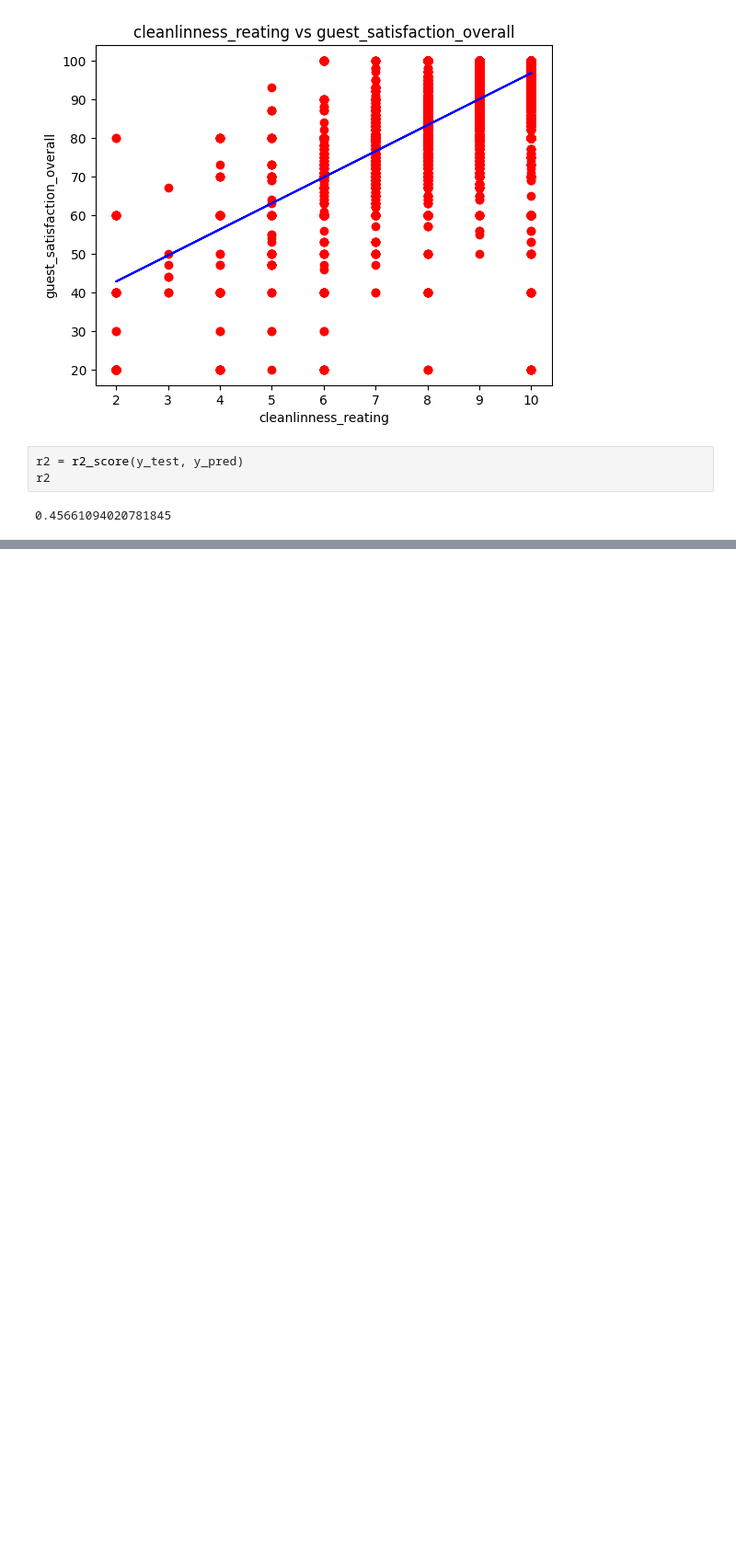
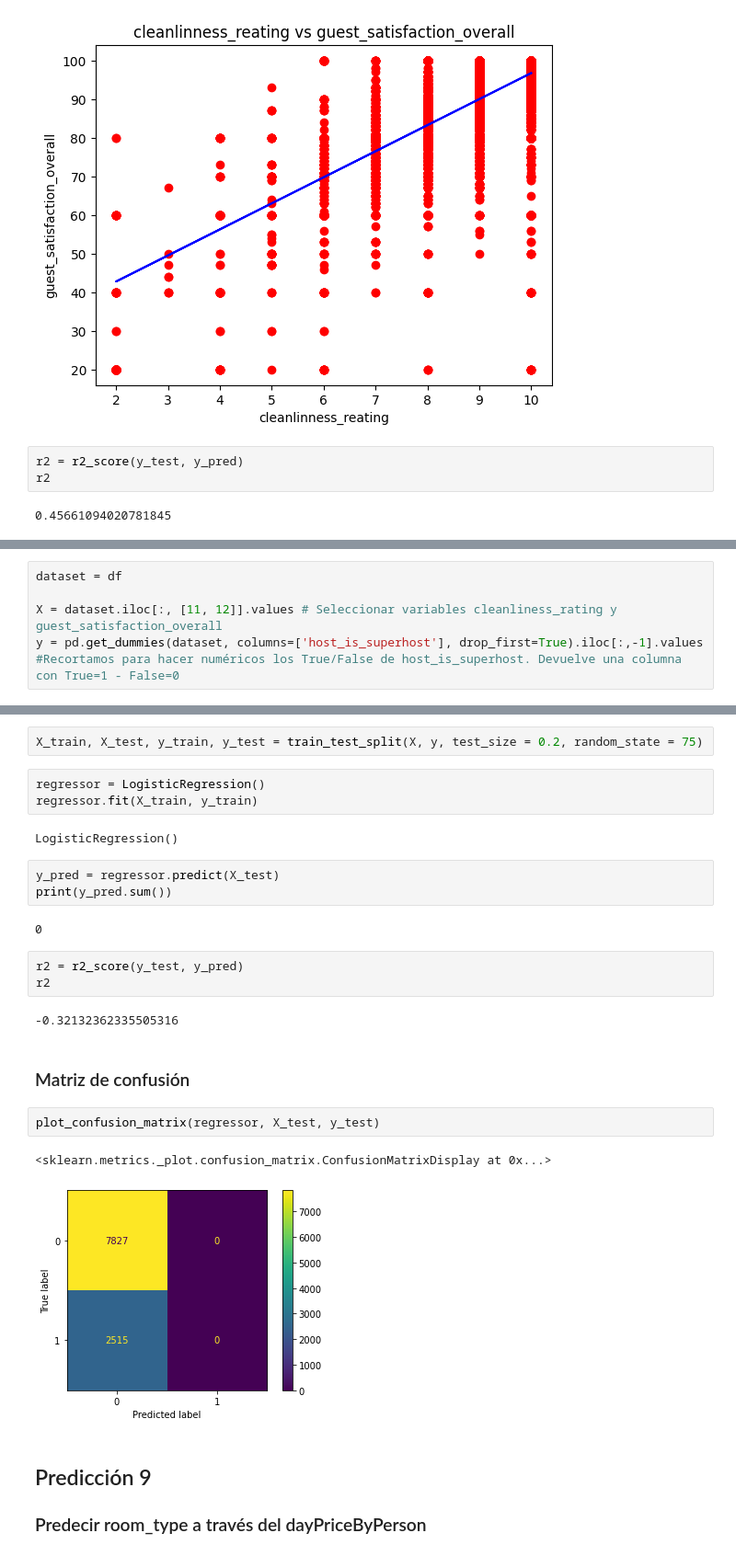
Before and after one commit to Leo12Casale/AnalisisDatos-Accidentes, a Jupyter notebook: Graficos.ipynb, the cells around one changed output, grey strips where cells are left out. Shown at 92% size. Saved outputs shown, nothing was run; the diff lists cells and outputs as text; blank space fills up the shorter version.

```diff
--- a/Graficos.ipynb
+++ b/Graficos.ipynb
@@ -670,0 +677,5 @@ r2
+# %%
+dataset = df
+
+X = dataset.iloc[:, [11, 12]].values # Seleccionar variables cleanliness_rating y guest_satisfaction_overall
+y = pd.get_dummies(dataset, columns=['host_is_superhost'], drop_first=True).iloc[:,-1].values #Recortamos para hacer numéricos los True/False de host_is_superhost. Devuelve una columna con True=1 - False=0
@@ -670,0 +690,27 @@ r2
+# %%
+X_train, X_test, y_train, y_test = train_test_split(X, y, test_size = 0.2, random_state = 75)
+# %%
+regressor = LogisticRegression()
+regressor.fit(X_train, y_train)
+# %% [output]
+LogisticRegression()
+# %%
+y_pred = regressor.predict(X_test)
+print(y_pred.sum())
+# %% [output]
+0
+# %%
+r2 = r2_score(y_test, y_pred)
+r2
+# %% [output]
+-0.32132362335505316
+# %% [markdown]
+### Matriz de confusión
+# %%
+plot_confusion_matrix(regressor, X_test, y_test)
+# %% [output]
+<sklearn.metrics._plot.confusion_matrix.ConfusionMatrixDisplay at 0x...>
+[figure, added]
+# %% [markdown]
+## Predicción 9
+### Predecir room_type a través del dayPriceByPerson
```
Also changed, not shown: parts of 19 cells of this notebook.
